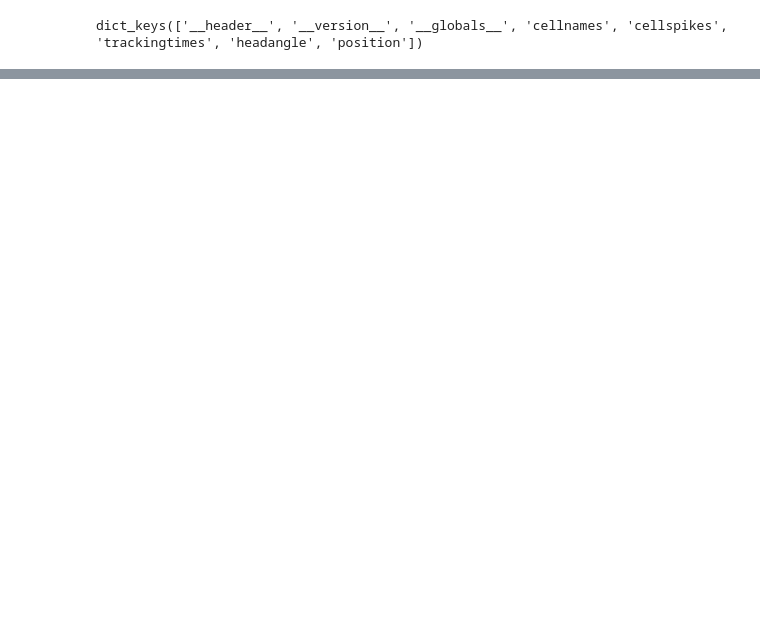
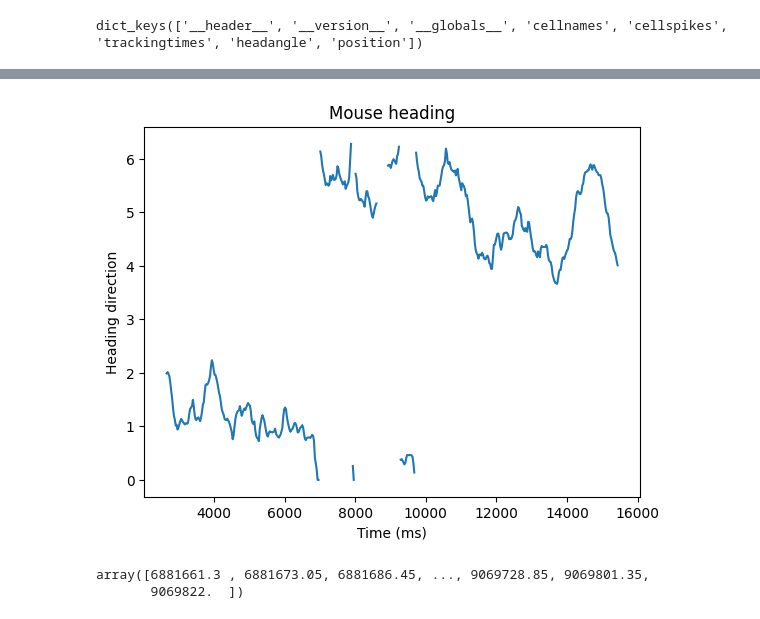
Before and after one commit to niko-schonsheck/SIAMAG25, a Jupyter notebook: mouse_head_dir.ipynb, the cells around one changed output, grey strips where cells are left out. Saved outputs shown, nothing was run; the diff lists cells and outputs as text; code cells hidden in the pictures; blank space fills up the shorter version.

```diff
--- a/mouse_head_dir.ipynb
+++ b/mouse_head_dir.ipynb
@@ -30,0 +50,26 @@ plt.show()
+# %%
+# Plot a subset of the headangle
+time_from = 100
+time_to = 600
+length_heading_plot = time_to - time_from
+
+# Note that tracking times are in ms and recorded every 25.6ms
+xs_for_plot = [time_from + 25.6*x for x in range(time_from, time_to)]
+
+headangle_to_plot = headangle[time_from:time_to]
+
+# Set points of discontinuity (angle measured in radians) to NaN for plotting reasons
+diffs = np.diff(headangle_to_plot)
+discontinuities = np.where(np.abs(diffs) > 1)[0]
+headangle_to_plot[discontinuities+1] = np.NaN
+
+fig, ax = plt.subplots()
+
+ax.plot(xs_for_plot, headangle_to_plot)
+
+ax.set_ylabel('Heading direction')
+ax.set_xlabel('Time (ms)')
+ax.set_title('Mouse heading')
+plt.show()
+# %% [output]
+[figure, added]
@@ -30,0 +82,7 @@ plt.show()
+# %%
+# Note that spikes were recorded at 20kHz. So, each whole number below is 1ms.
+
+sample_spikes
+# %% [output]
+array([6881661.3 , 6881673.05, 6881686.45, ..., 9069728.85, 9069801.35,
+       9069822.  ])
```
Also changed, not shown: parts of 38 cells of this notebook, 1 other file.
